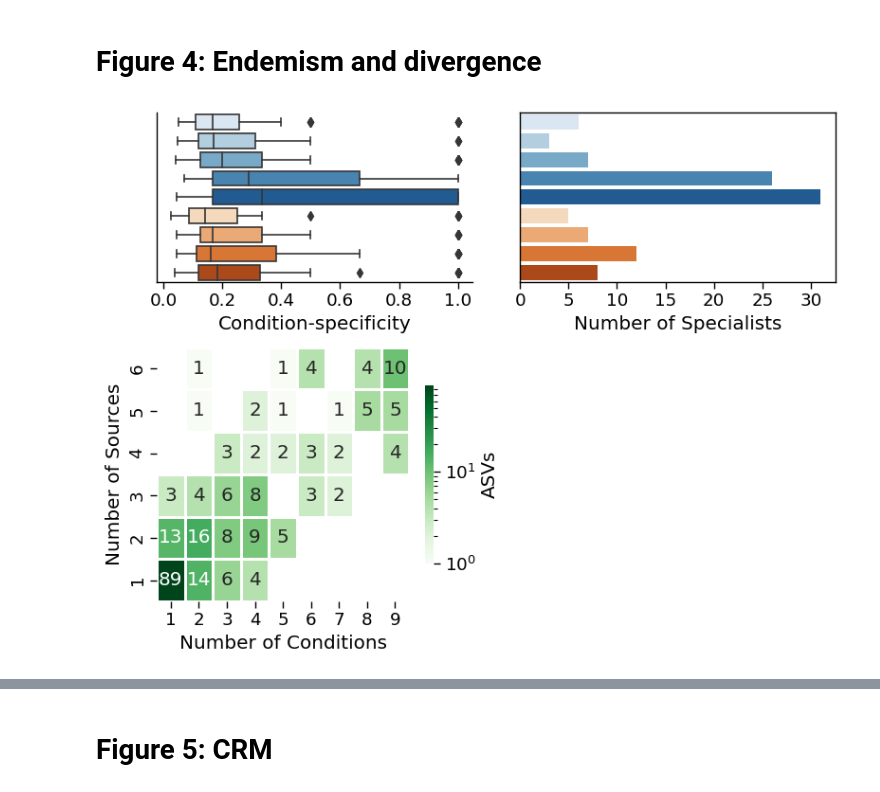
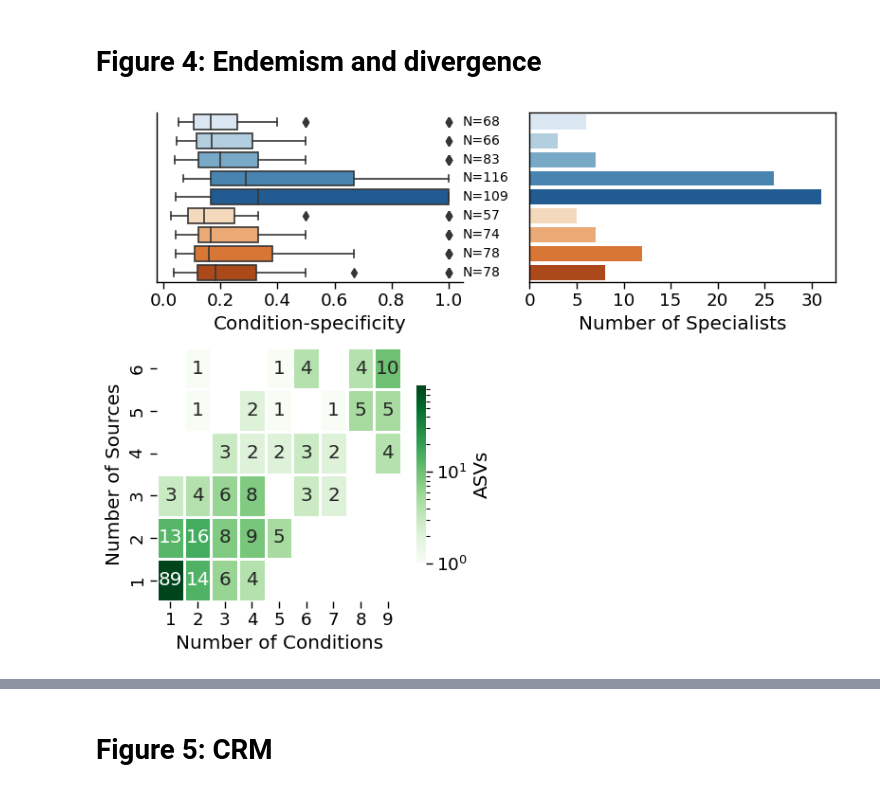
Before and after one commit to segrelab/MetabolicComplexityDivergence, a Jupyter notebook: env_complexity_publication_figures.ipynb, the cells around one changed output, grey strips where cells are left out. Cells and saved outputs as stored; diff of their text form; code cells hidden in the pictures.

Commit message:
add N= to Figure 4

```diff
--- a/env_complexity_publication_figures.ipynb
+++ b/env_complexity_publication_figures.ipynb
@@ -135,6 +166,7 @@ Name: condition, dtype: int64
 "Beta div on glucose and cricket"
 # Aitchison distance
 glucose_cricket_dist = pd.DataFrame(squareform(pdist(metaanalysis_asv.add(1).apply(clr).T)), metaanalysis_asv.columns, metaanalysis_asv.columns)
+# glucose_cricket_dist = pd.DataFrame(squareform(pdist(metaanalysis_asv.T, aitchison)), metaanalysis_asv.columns, metaanalysis_asv.columns)
 
 glucose_cricket_paired = pair_md(glucose_cricket_dist, metaanalysis_md.reset_index()).dropna()
 
@@ -144,7 +176,7 @@ metaanalysis_mds_data = []
 for media in metaanalysis_md.media.unique():
     media_samples = metaanalysis_md[metaanalysis_md.media.eq(media)].index.unique()
     media_dist = glucose_cricket_dist.loc[media_samples, media_samples]
-    metaanalysis_mds_media_data = MDS(dissimilarity='precomputed', random_state=123).fit_transform(media_dist)
+    metaanalysis_mds_media_data = MDS(dissimilarity='precomputed', random_state=123, normalized_stress='auto').fit_transform(media_dist)
     metaanalysis_mds_media = pd.DataFrame(metaanalysis_mds_media_data, media_dist.columns, ['MDS1', 'MDS2']).join(metaanalysis_md)
     metaanalysis_mds_data.append(metaanalysis_mds_media)
 # Combine
@@ -707,35 +755,40 @@ with sns.plotting_context('paper', font_scale=1.5):
 
     # Condition, site presence
     ax1 = axs['a']
     pres_condition_site = final_day_presence.groupby('asv')[['site', 'condition']].nunique().value_counts().unstack().fillna(0)
     pres_condition_site = pres_condition_site.reindex(pres_condition_site.index[::-1])
 
     sns.heatmap(pres_condition_site, cmap='Greens', norm=mpc.LogNorm(), lw=1, annot=True, fmt='.0f', cbar_kws={'label': 'ASVs', 'shrink': .7}, ax=ax1)
     ax1.set_xlabel('Number of Conditions')
     ax1.set_ylabel('Number of Sources')
 
     # Condition specificity
     ax2 = axs['b']
     condition_frac = final_day_presence.groupby('asv').condition.value_counts(normalize=True).reset_index(name='frac')
+    n_condition_specialists = condition_frac.groupby('condition').asv.nunique()
     sns.boxplot(x='frac', y='condition', order=conditions.values(), data=condition_frac, palette=condition_pal, ax=ax2)
+    # Annotate group sizes
+    for y, condition in enumerate(conditions.values()):
+        n_condition_specialists_group = n_condition_specialists.loc[condition]
+        ax2.annotate(f'N={n_condition_specialists_group}', (1.05, y+.2), fontsize=10, color='k')
     ax2.set_ylabel('')
     ax2.set_yticks([])
     ax2.set_xlabel('Condition-specificity')
     sns.despine(ax=ax2)
 
     # Condition specialists
     ax3 = axs['c']
     condition_specialists = condition_frac[condition_frac.frac.eq(1)].condition.value_counts().rename_axis('condition').reset_index(name='counts')
     sns.barplot(x='counts', y='condition', order=conditions.values(), palette=condition_pal, data=condition_specialists, ax=ax3)
     ax3.set_ylabel('')
     ax3.set_yticks([])
     ax3.set_xlabel('Number of Specialists')
 
 plt.tight_layout()
-plt.savefig('publication_figures/condition_specificity', dpi=300, transparent=True, bbox_inches='tight')
+plt.savefig('publication_figures/condition_specificity', dpi=300, bbox_inches='tight')
 plt.show()
 # %% [output]
-[figure, old version]
+[figure, new version]
 # %%
 final_day_asv_site_condition = final_day_presence.groupby('asv')[['site', 'condition']].nunique()
 generalists = final_day_asv_site_condition[final_day_asv_site_condition.site.eq(6) & final_day_asv_site_condition.condition.eq(9)].index
```
Also changed, not shown: parts of 7 cells of this notebook.
